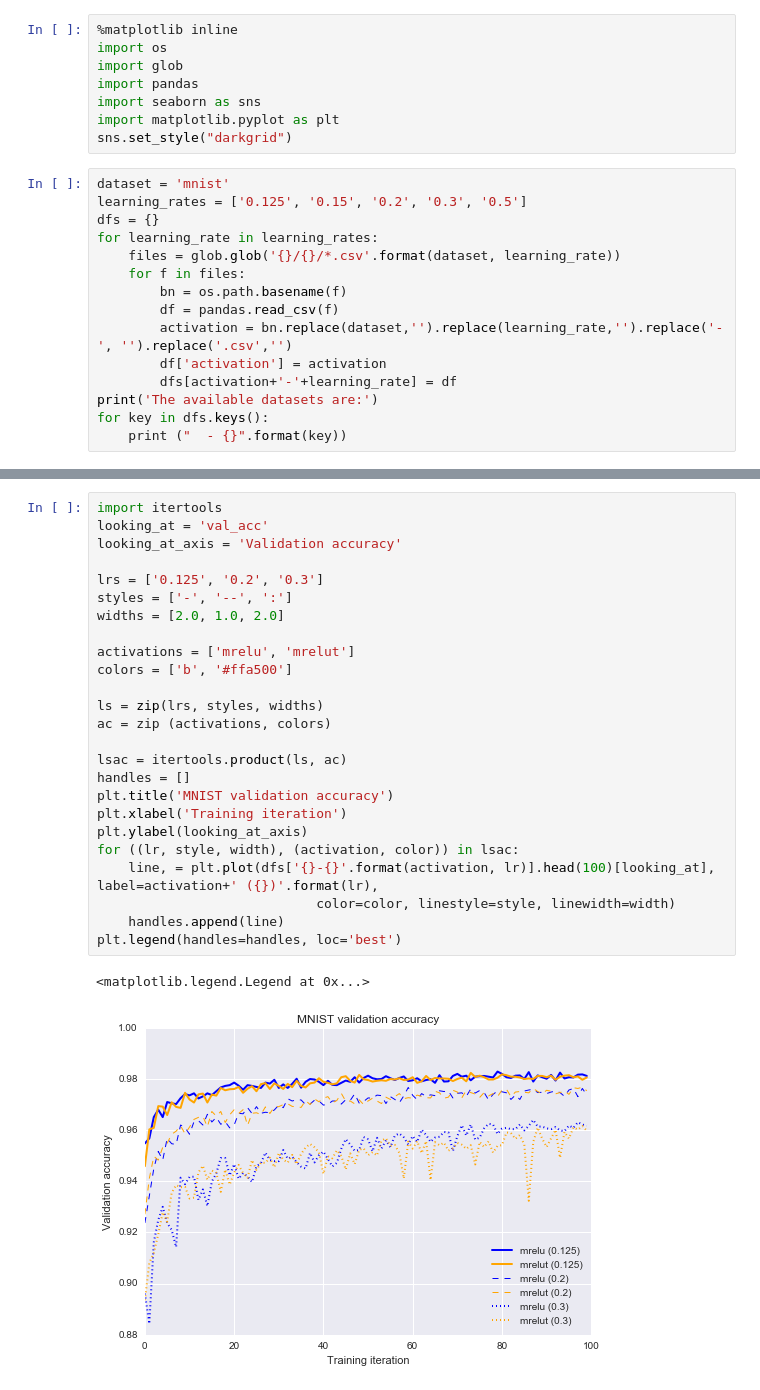
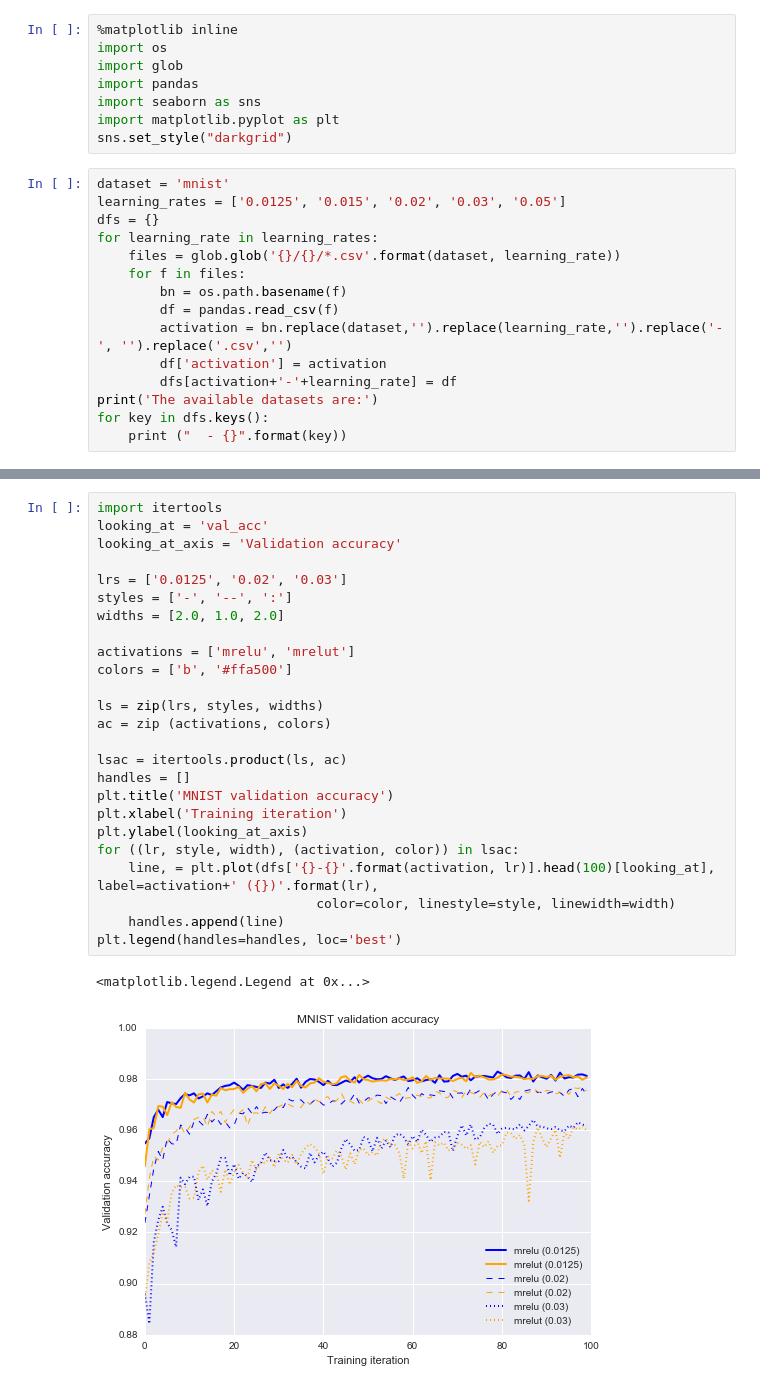
Before and after one commit to claymcleod/pap-experiment, a Jupyter notebook: results/visualize.ipynb, the cells around one changed output, grey strips where cells are left out. Cells and saved outputs as stored; diff of their text form.

```diff
--- a/results/visualize.ipynb
+++ b/results/visualize.ipynb
@@ -8,7 +8,7 @@ import matplotlib.pyplot as plt
 sns.set_style("darkgrid")
 # %%
 dataset = 'mnist'
-learning_rates = ['0.125', '0.15', '0.2', '0.3', '0.5']
+learning_rates = ['0.0125', '0.015', '0.02', '0.03', '0.05']
 dfs = {}
 for learning_rate in learning_rates:
     files = glob.glob('{}/{}/*.csv'.format(dataset, learning_rate))
@@ -42,28 +42,28 @@ The available datasets are:
 # %%
 import itertools
 looking_at = 'val_acc'
 looking_at_axis = 'Validation accuracy'
 
-lrs = ['0.125', '0.2', '0.3']
+lrs = ['0.0125', '0.02', '0.03']
 styles = ['-', '--', ':']
 widths = [2.0, 1.0, 2.0]
 
 activations = ['mrelu', 'mrelut']
 colors = ['b', '#ffa500']
 
 ls = zip(lrs, styles, widths)
 ac = zip (activations, colors)
 
 lsac = itertools.product(ls, ac)
 handles = []
 plt.title('MNIST validation accuracy')
 plt.xlabel('Training iteration')
 plt.ylabel(looking_at_axis)
 for ((lr, style, width), (activation, color)) in lsac:
     line, = plt.plot(dfs['{}-{}'.format(activation, lr)].head(100)[looking_at], label=activation+' ({})'.format(lr),
                             color=color, linestyle=style, linewidth=width)
     handles.append(line)
 plt.legend(handles=handles, loc='best')
 # %% [output]
 <matplotlib.legend.Legend at 0x...>
-[figure, old version]
+[figure, new version]
```
Also changed, not shown: parts of 2 cells of this notebook, 21 other files.
